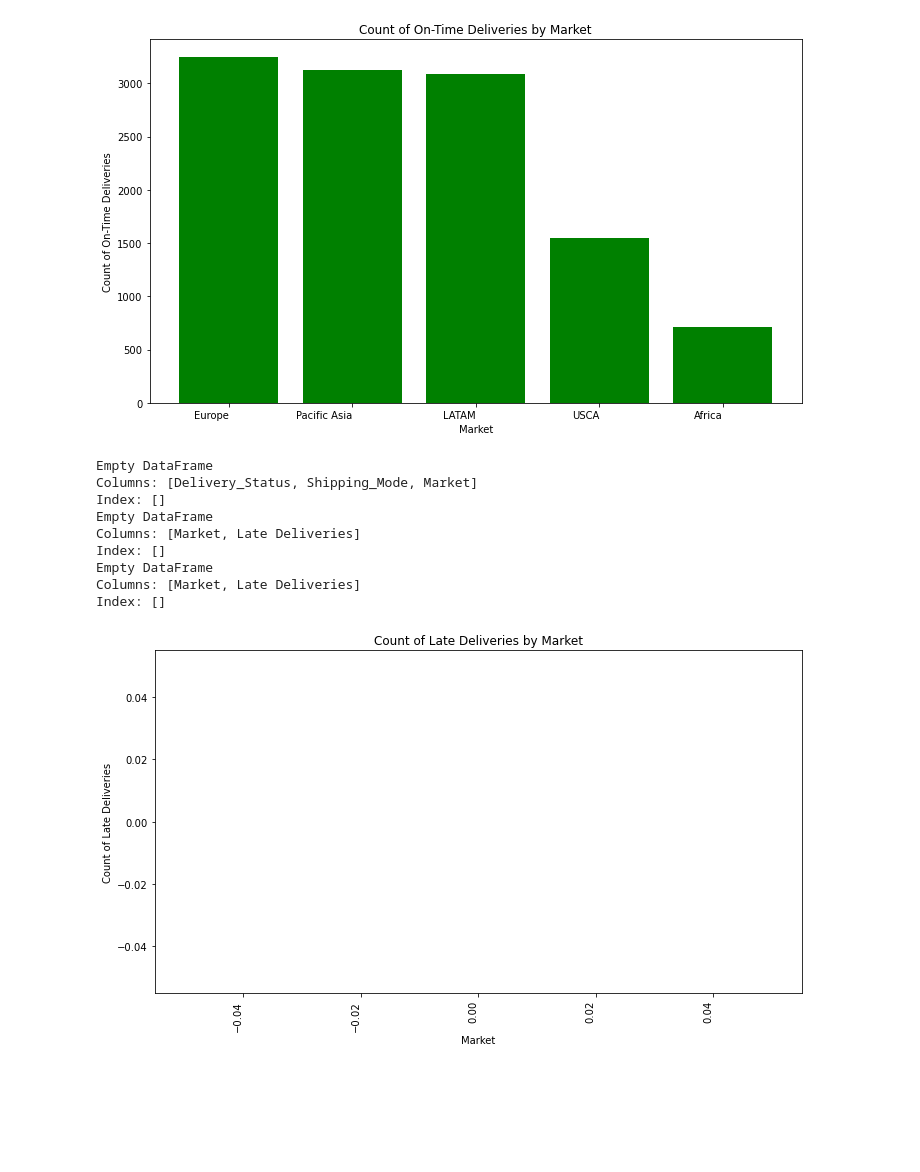
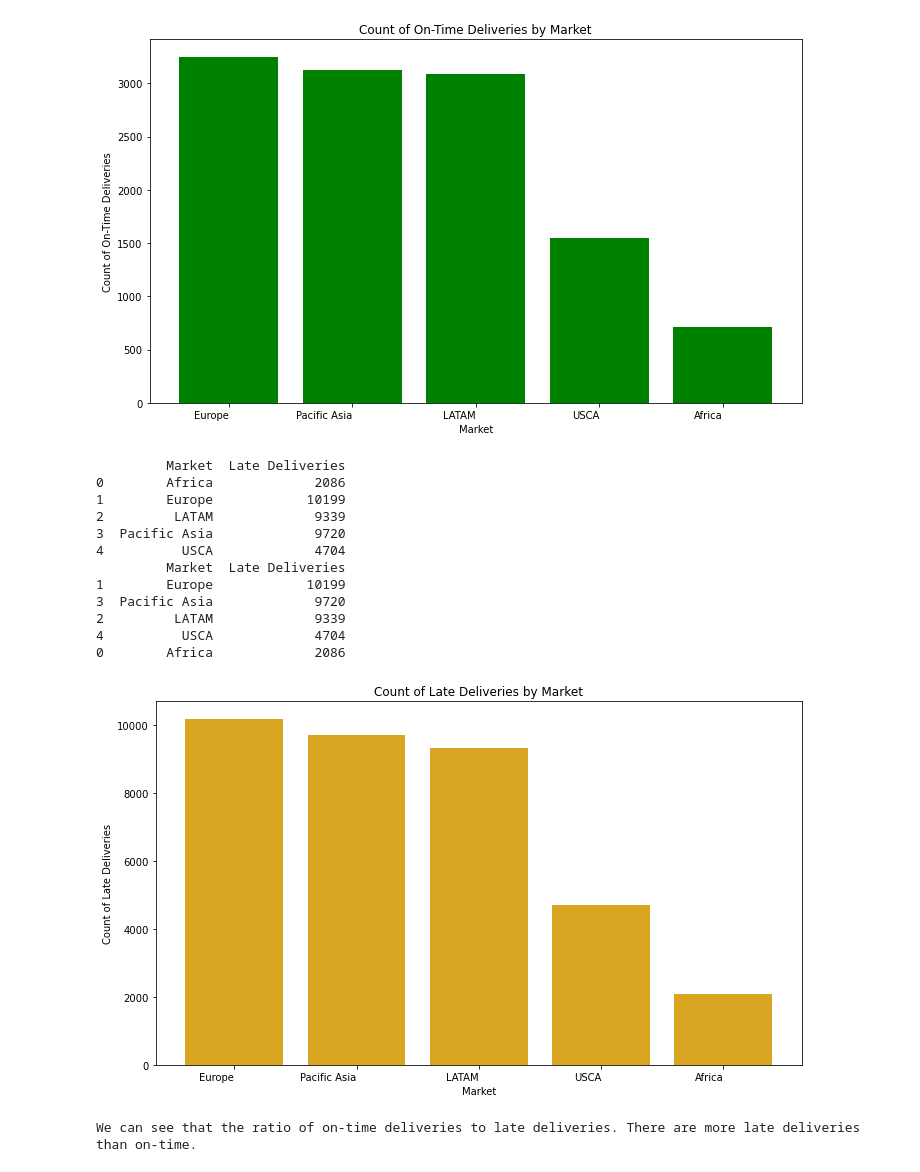
Before and after one commit to CCNY-Analytics-and-Quant/StevenCEdwinA-BAFall2023, a Jupyter notebook: Final Project.ipynb, the cells around one changed output. Saved outputs shown, nothing was run; the diff lists cells and outputs as text; code cells hidden in the pictures; blank space fills up the shorter version.

```diff
--- a/Final Project.ipynb
+++ b/Final Project.ipynb
@@ -451,7 +451,7 @@ Index(['Days_for_shipment_scheduled', 'Days_for_shipping_real',
       dtype='object')
 # %%
 # Filtering shipping data to see which market, status, and shipping mode deliveries are
-df_shipping_data_all = pd.read_csv('Results_ShippingDataAll.csv')
+df_shipping_data_all = pd.read_csv('Results_ShippingDataAll2.csv')
 deliveryStatus = df_shipping_data_all[['Delivery_Status', 'Shipping_Mode', 'Market']]
 deliveryStatus
 # %% [output]
@@ -508,52 +508,47 @@ plt.show()
 0        Africa                 713
 [figure]
 # %%
-# Visualization of the distribution of the delivery status
-#plt.figure(figsize=(10, 24))
-#plt.bar(market_delivery_status['Market'], market_delivery_status['Delivery_Status'])
-# plt.xticks(rotation=360)
-#plt.ylabel('Delivery Status')
-#plt.xlabel('Market')
-# plt.title('Delivery Status by Market')
-# plt.show()
-#~~~~~~~~~~~~~~~~~~~~~~~~~~~~~~~~~~~~~~~ Test Code Above ~~~~~~~~~~~~~~~~~~~~~~~~~~~~~~~~~~~~~~~~~~~~~~~~~~~
+# The Results_ShippingDataAll.csv file kept giving me an empty dataset. Had to go back into SQL and get a fresh csv file.
 
-# Filter data for 'Late' deliveries
-late_deliveries = deliveryStatus[deliveryStatus['Delivery_Status'] == 'Late delivery']
+# Filter data for 'Late delivery' in column 'Delivery_Status' in dataframe 'df_shipping_data_all'.
+late_deliveries = deliveryStatus[df_shipping_data_all['Delivery_Status'] == 'Late delivery']
 
-# Print to check the content of late_deliveries DataFrame
-print(late_deliveries)
-
-# Group by 'Market' and count late deliveries
+# Group by 'Market' and late deliveries
 late_delivery_counts = late_deliveries.groupby('Market')['Delivery_Status'].count().reset_index(name='Late Deliveries')
 
-# Print to check the content of late_delivery_counts DataFrame
+# Print to check the content of on_time_counts DataFrame
 print(late_delivery_counts)
 
-# Sort markets by the count of late deliveries in descending order
+# Sort markets by the count of on-time deliveries in descending order
 late_delivery_counts = late_delivery_counts.sort_values(by='Late Deliveries', ascending=False)
 
 # Print to check the sorted DataFrame
 print(late_delivery_counts)
 
 # Plotting the bar graph
 plt.figure(figsize=(10, 6))
-plt.bar(late_delivery_counts['Market'], late_delivery_counts['Late Deliveries'], color='skyblue')
+plt.bar(late_delivery_counts['Market'], late_delivery_counts['Late Deliveries'], color='goldenrod')
 plt.xlabel('Market')
 plt.ylabel('Count of Late Deliveries')
 plt.title('Count of Late Deliveries by Market')
-plt.xticks(rotation=90, ha='right')  # Rotate x-axis labels for better readability
+plt.xticks(rotation=360, ha='right')  # Rotate x-axis labels for better readability
 plt.tight_layout()
 plt.show()
+
+print('We can see that the ratio of on-time deliveries to late deliveries. There are more late deliveries than on-time.')
 # %% [output]
-Empty DataFrame
-Columns: [Delivery_Status, Shipping_Mode, Market]
-Index: []
-Empty DataFrame
-Columns: [Market, Late Deliveries]
-Index: []
-Empty DataFrame
-Columns: [Market, Late Deliveries]
-Index: []
+         Market  Late Deliveries
+0        Africa             2086
+1        Europe            10199
+2         LATAM             9339
+3  Pacific Asia             9720
+4          USCA             4704
+         Market  Late Deliveries
+1        Europe            10199
+3  Pacific Asia             9720
+2         LATAM             9339
+4          USCA             4704
+0        Africa             2086
-[figure, old version]
+[figure, new version]
+We can see that the ratio of on-time deliveries to late deliveries. There are more late deliveries than on-time.
 # %%
```
Also changed, not shown: parts of 2 cells of this notebook.
